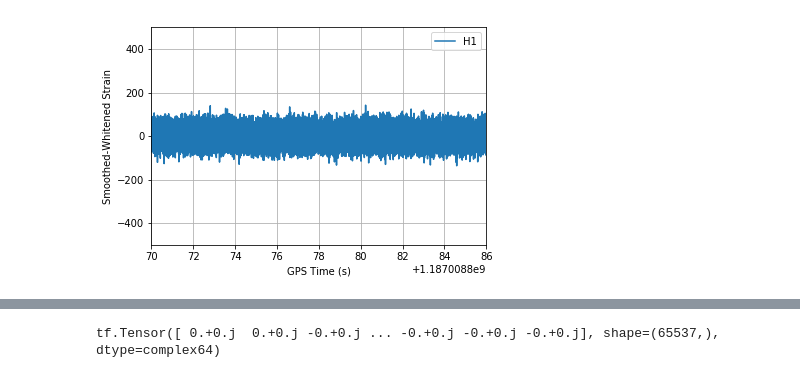
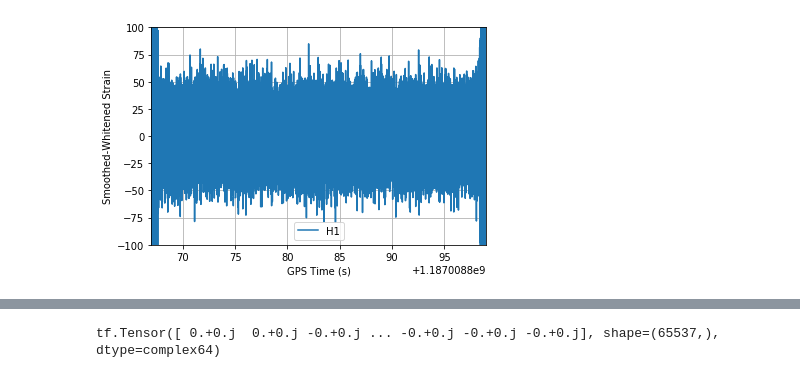
Before and after one commit to astrophysicsvivien/TaylorFlow, a Jupyter notebook: tf_BNS.ipynb, the cells around one changed output, grey strips where cells are left out. Saved outputs shown, nothing was run; the diff lists cells and outputs as text; code cells hidden in the pictures.

```diff
--- a/tf_BNS.ipynb
+++ b/tf_BNS.ipynb
@@ -32,37 +32,37 @@ import matplotlib.pyplot as plt
 # %%
 from pycbc.frame import read_frame
 from pycbc.filter import highpass_fir, lowpass_fir
 from pycbc.waveform import get_fd_waveform
 from pycbc.psd import welch, interpolate
 from pycbc.catalog import Merger
 import pylab
 
 for ifo in ['H1']:
     # Read data and remove low frequency content
     h1 = Merger("GW170817").strain(ifo)
     h1 = highpass_fir(h1, 15, 8)
 
     # Calculate the noise spectrum
     psd = interpolate(welch(h1), 1.0 / h1.duration)
 
     # whiten
     white_strain = (h1.to_frequencyseries() / psd ** 0.5).to_timeseries()
 
     # remove some of the high and low
-    smooth = highpass_fir(white_strain, 20, 8)
-    smooth = lowpass_fir(white_strain, 1200,8)
+    smooth = highpass_fir(white_strain, 10, 8)
+    smooth = lowpass_fir(white_strain, 500,8)
 
-    pylab.plot(smooth.sample_times, smooth, label=ifo)
+    pylab.plot(smooth.sample_times[:], smooth[:], label=ifo)
 
 pylab.legend()
-pylab.xlim(1187008870, 1187008886)
-pylab.ylim(-500, 500)
+pylab.xlim(1187008867, 1187008899)
+pylab.ylim(-100, 100)
 pylab.ylabel('Smoothed-Whitened Strain')
 pylab.grid()
 pylab.xlabel('GPS Time (s)')
 pylab.show()
 # %% [output]
-[figure, old version]
+[figure, new version]
 # %%
 fd_smooth = smooth.to_frequencyseries()
 # %%
```
Also changed, not shown: parts of 12 cells of this notebook.
